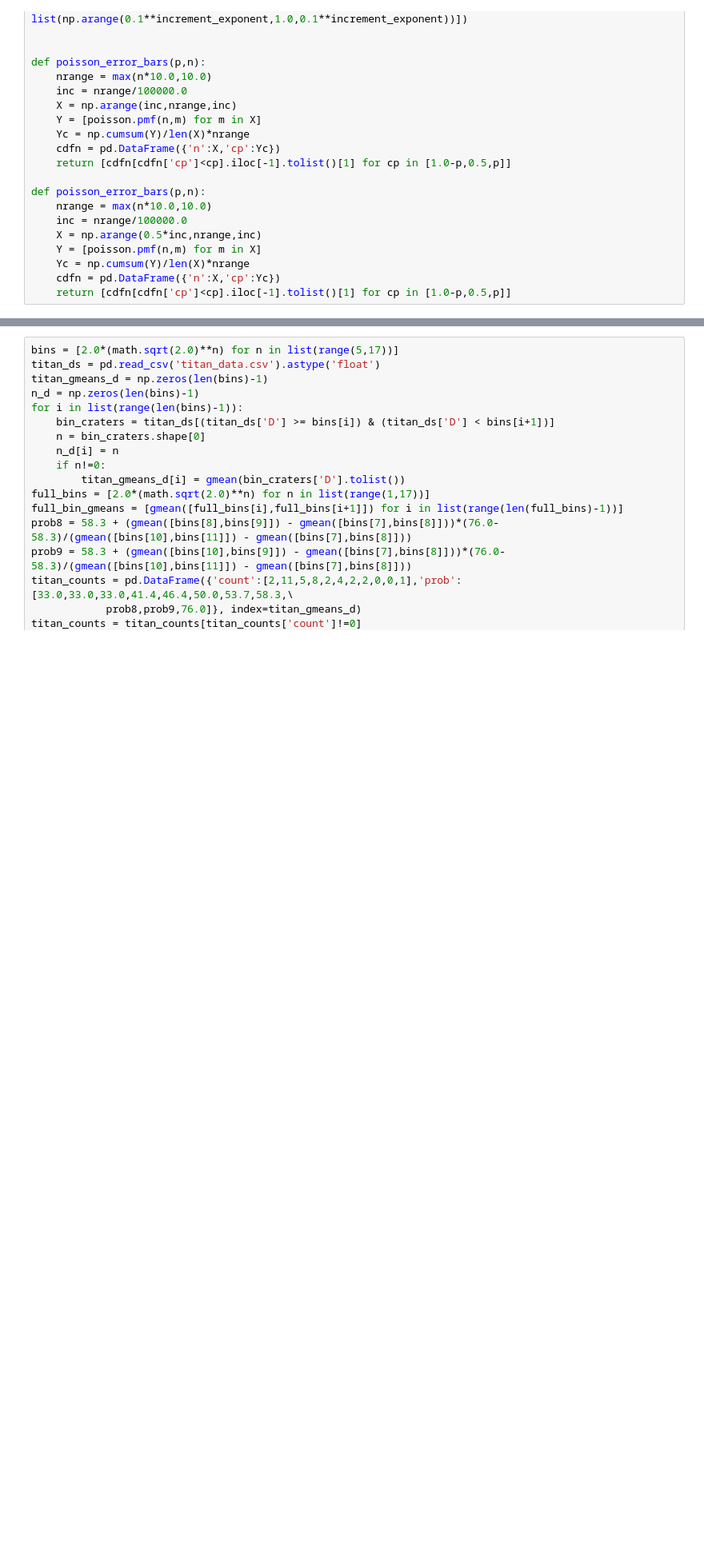
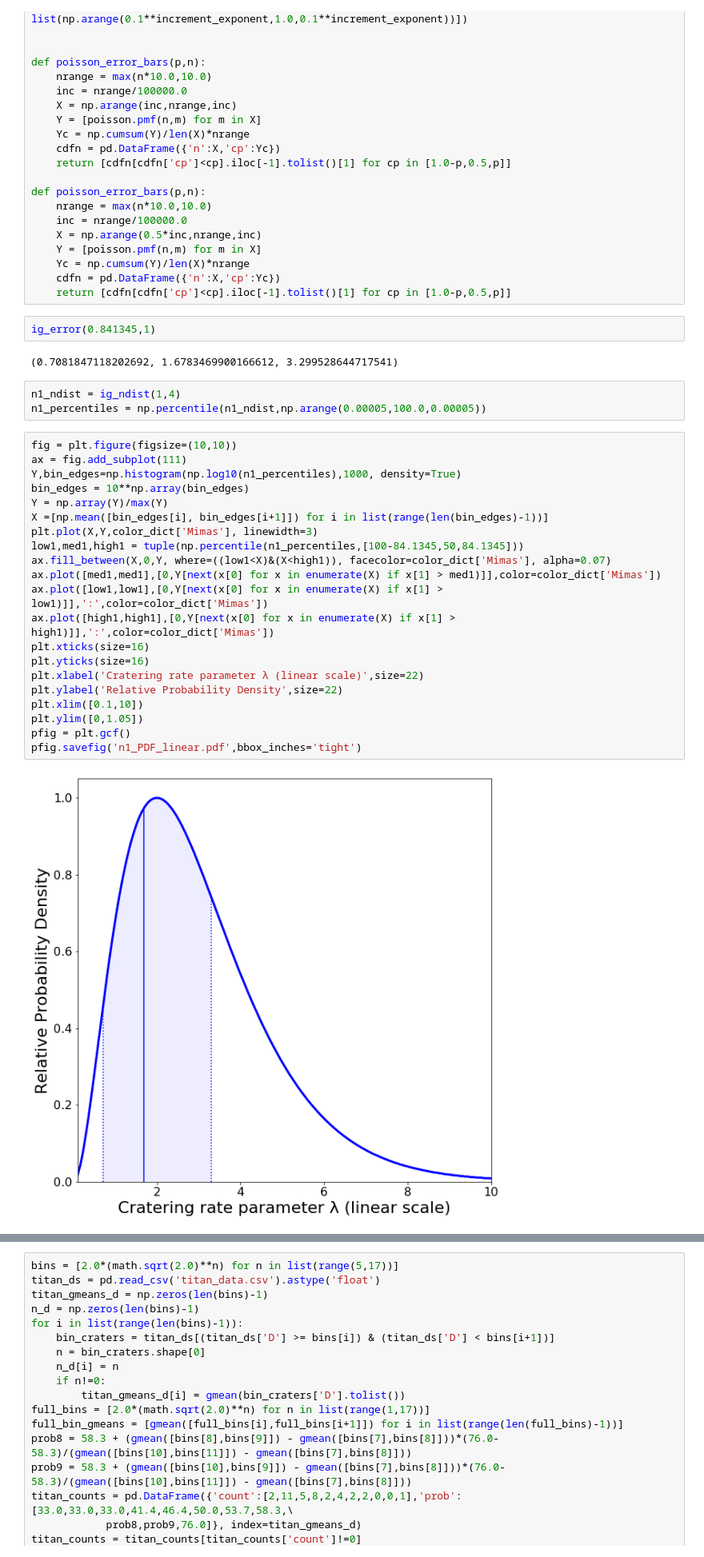
Before and after one commit to samwbell/saturn_counts, a Jupyter notebook: saturn_counts_clean.ipynb, the cells around one changed output, grey strips where cells are left out. Shown at 80% size. Drawn from its saved outputs; the diff is of its cells as text; blank space fills up the shorter version.

```diff
--- a/saturn_counts_clean.ipynb
+++ b/saturn_counts_clean.ipynb
@@ -208,3 +259,33 @@ def poisson_error_bars(p,n):
     Yc = np.cumsum(Y)/len(X)*nrange
     cdfn = pd.DataFrame({'n':X,'cp':Yc})
     return [cdfn[cdfn['cp']<cp].iloc[-1].tolist()[1] for cp in [1.0-p,0.5,p]]
+# %%
+ig_error(0.841345,1)
+# %% [output]
+(0.7081847118202692, 1.6783469900166612, 3.299528644717541)
+# %%
+n1_ndist = ig_ndist(1,4)
+n1_percentiles = np.percentile(n1_ndist,np.arange(0.00005,100.0,0.00005))
+# %%
+fig = plt.figure(figsize=(10,10))
+ax = fig.add_subplot(111)
+Y,bin_edges=np.histogram(np.log10(n1_percentiles),1000, density=True)
+bin_edges = 10**np.array(bin_edges)
+Y = np.array(Y)/max(Y)
+X =[np.mean([bin_edges[i], bin_edges[i+1]]) for i in list(range(len(bin_edges)-1))]
+plt.plot(X,Y,color_dict['Mimas'], linewidth=3)
+low1,med1,high1 = tuple(np.percentile(n1_percentiles,[100-84.1345,50,84.1345]))
+ax.fill_between(X,0,Y, where=((low1<X)&(X<high1)), facecolor=color_dict['Mimas'], alpha=0.07)
+ax.plot([med1,med1],[0,Y[next(x[0] for x in enumerate(X) if x[1] > med1)]],color=color_dict['Mimas'])
+ax.plot([low1,low1],[0,Y[next(x[0] for x in enumerate(X) if x[1] > low1)]],':',color=color_dict['Mimas'])
+ax.plot([high1,high1],[0,Y[next(x[0] for x in enumerate(X) if x[1] > high1)]],':',color=color_dict['Mimas'])
+plt.xticks(size=16)
+plt.yticks(size=16)
+plt.xlabel('Cratering rate parameter λ (linear scale)',size=22)
+plt.ylabel('Relative Probability Density',size=22)
+plt.xlim([0.1,10])
+plt.ylim([0,1.05])
+pfig = plt.gcf()
+pfig.savefig('n1_PDF_linear.pdf',bbox_inches='tight')
+# %% [output]
+[figure, added]
```
Also changed, not shown: parts of 117 cells of this notebook.
